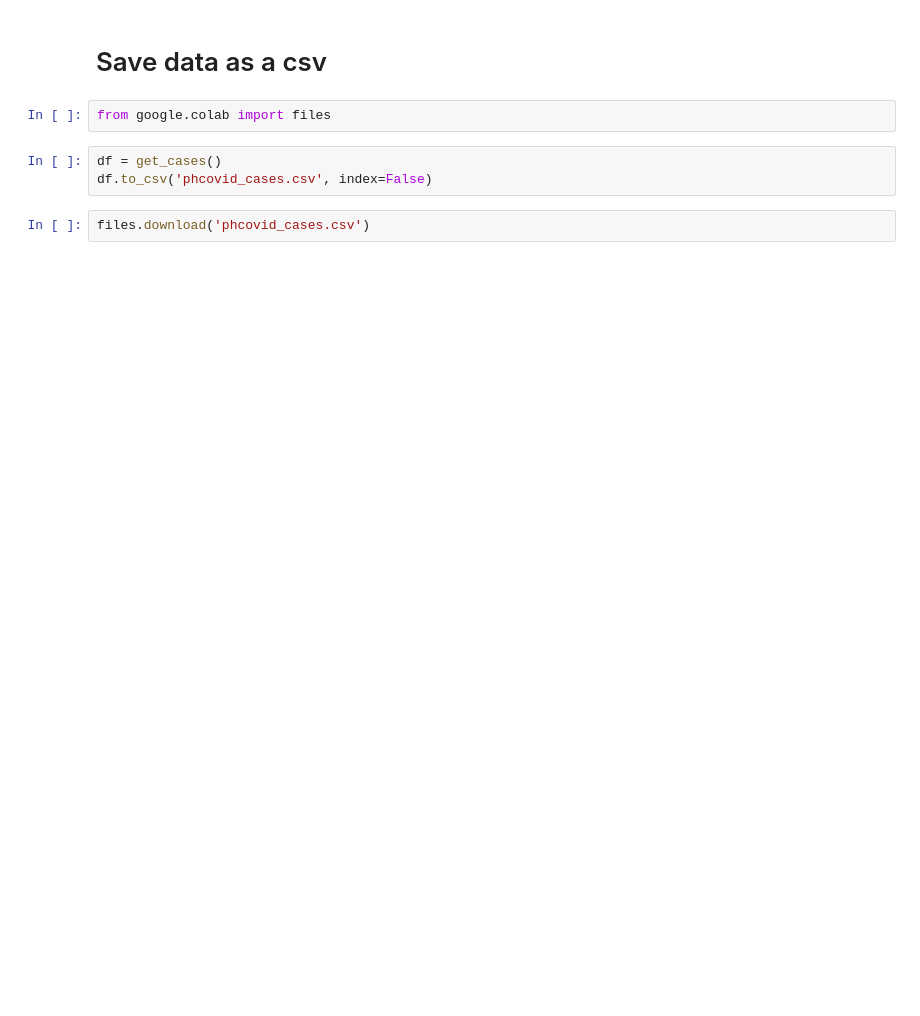
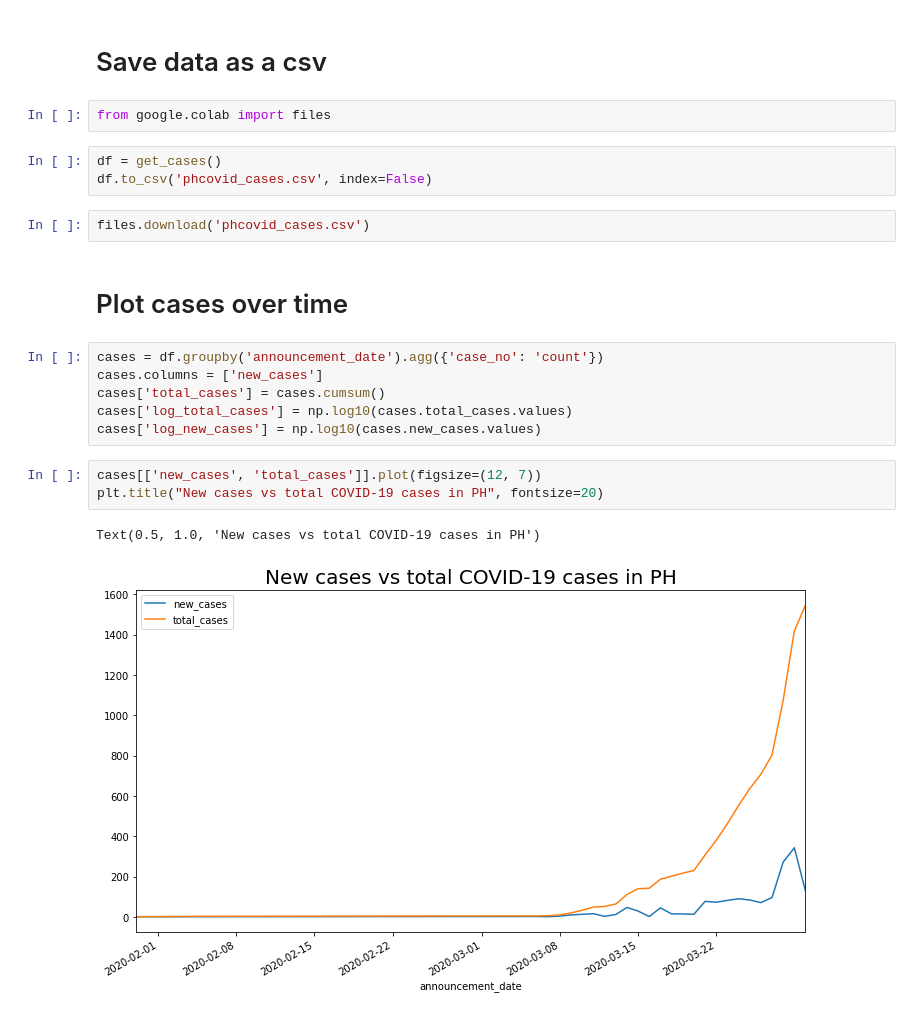
Before and after one commit to enzoampil/phcovid, a Jupyter notebook: sample/phcovid_tutorial.ipynb, the cells around one changed output. Cells and saved outputs as stored; diff of their text form; blank space fills up the shorter version.

Commit message:
Add case trend charts

```diff
--- a/sample/phcovid_tutorial.ipynb
+++ b/sample/phcovid_tutorial.ipynb
@@ -59,3 +68,17 @@ df = get_cases()
 df.to_csv('phcovid_cases.csv', index=False)
 # %%
 files.download('phcovid_cases.csv')
+# %% [markdown]
+# Plot cases over time
+# %%
+cases = df.groupby('announcement_date').agg({'case_no': 'count'})
+cases.columns = ['new_cases']
+cases['total_cases'] = cases.cumsum()
+cases['log_total_cases'] = np.log10(cases.total_cases.values)
+cases['log_new_cases'] = np.log10(cases.new_cases.values)
+# %%
+cases[['new_cases', 'total_cases']].plot(figsize=(12, 7))
+plt.title("New cases vs total COVID-19 cases in PH", fontsize=20)
+# %% [output]
+Text(0.5, 1.0, 'New cases vs total COVID-19 cases in PH')
+[figure, added]
```
Also changed, not shown: parts of 10 cells of this notebook.
